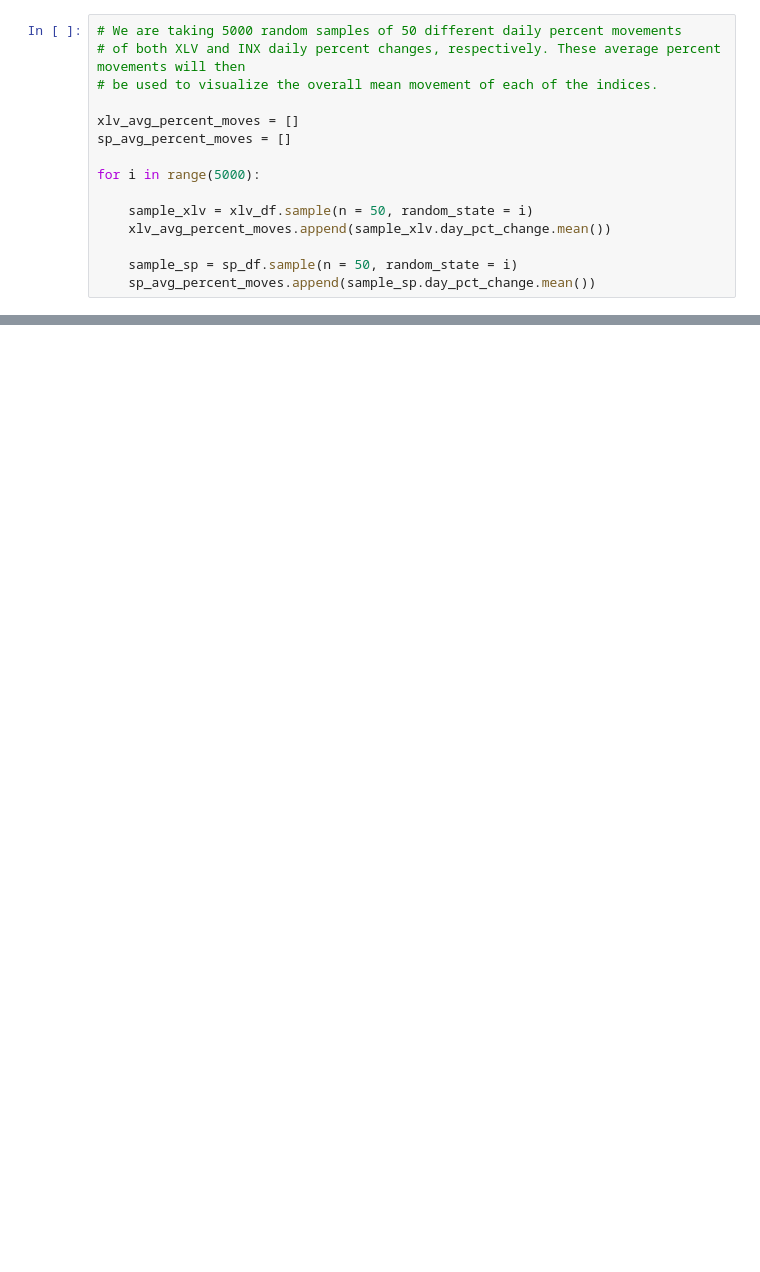
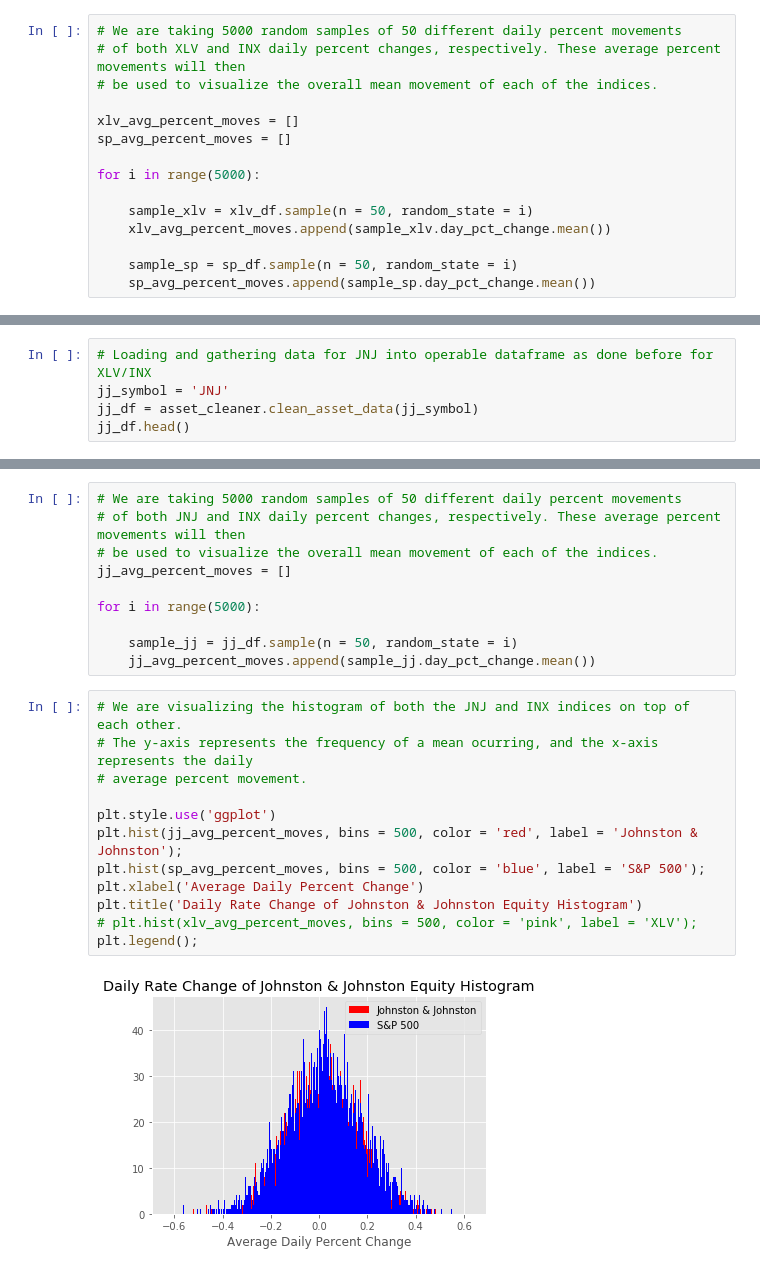
Before and after one commit to andrewcole33/etf_hypothesis_testing, a Jupyter notebook: Mod_3_Project_Non_Technical.ipynb, the cells around one changed output, grey strips where cells are left out. Drawn from its saved outputs; the diff is of its cells as text; blank space fills up the shorter version.

```diff
--- a/Mod_3_Project_Non_Technical.ipynb
+++ b/Mod_3_Project_Non_Technical.ipynb
@@ -97,0 +117,5 @@ The first statistic which we will obtain is a Z-stat. This Z-stat will tell us w
+# %%
+# Loading and gathering data for JNJ into operable dataframe as done before for XLV/INX
+jj_symbol = 'JNJ'
+jj_df = asset_cleaner.clean_asset_data(jj_symbol)
+jj_df.head()
@@ -97,0 +137,24 @@ The first statistic which we will obtain is a Z-stat. This Z-stat will tell us w
+# %%
+# We are taking 5000 random samples of 50 different daily percent movements
+# of both JNJ and INX daily percent changes, respectively. These average percent movements will then
+# be used to visualize the overall mean movement of each of the indices.
+jj_avg_percent_moves = []
+
+for i in range(5000):
+
+    sample_jj = jj_df.sample(n = 50, random_state = i)
+    jj_avg_percent_moves.append(sample_jj.day_pct_change.mean())
+# %%
+# We are visualizing the histogram of both the JNJ and INX indices on top of each other.
+# The y-axis represents the frequency of a mean ocurring, and the x-axis represents the daily
+# average percent movement.
+
+plt.style.use('ggplot')
+plt.hist(jj_avg_percent_moves, bins = 500, color = 'red', label = 'Johnston & Johnston');
+plt.hist(sp_avg_percent_moves, bins = 500, color = 'blue', label = 'S&P 500');
+plt.xlabel('Average Daily Percent Change')
+plt.title('Daily Rate Change of Johnston & Johnston Equity Histogram')
+# plt.hist(xlv_avg_percent_moves, bins = 500, color = 'pink', label = 'XLV');
+plt.legend();
+# %% [output]
+[figure, added]
```
Also changed, not shown: parts of 18 cells of this notebook, 1 other file.
